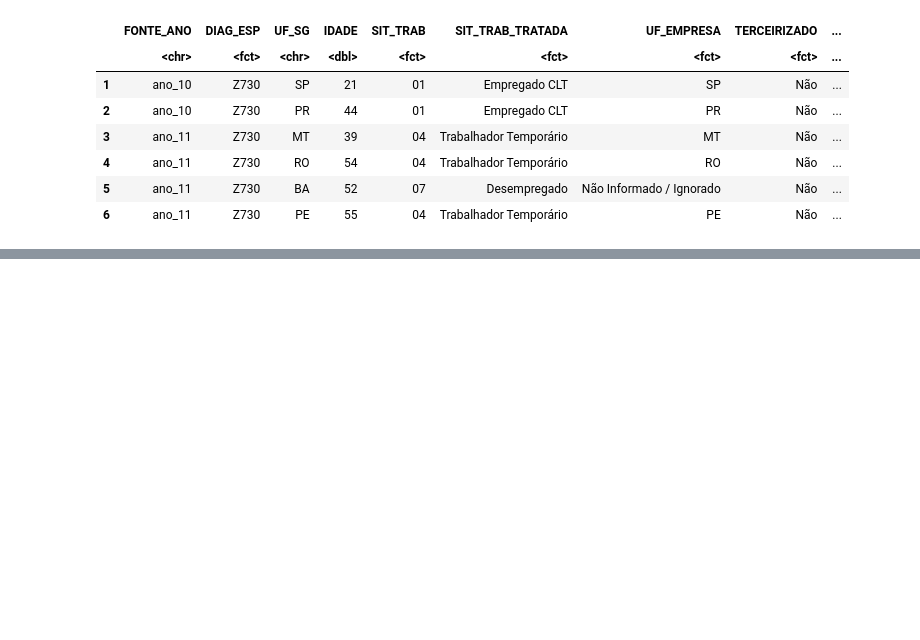
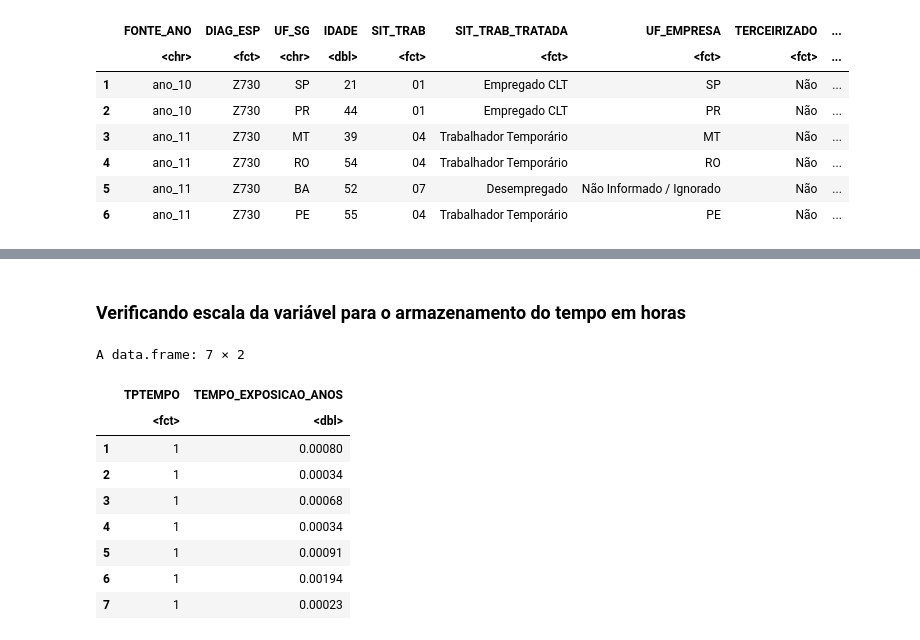
Before and after one commit to gabrielwai/Burnout-DataSUS, a Jupyter notebook: Burnout-DataSUS.ipynb, the cells around one changed output, grey strips where cells are left out. Saved outputs shown, nothing was run; the diff lists cells and outputs as text; code cells hidden in the pictures; blank space fills up the shorter version.

```diff
--- a/Burnout-DataSUS.ipynb
+++ b/Burnout-DataSUS.ipynb
@@ -462,0 +541,29 @@ A data.frame: 6 × 21
+# %%
+#library(dplyr)
+library(stringr)
+
+# Tratamento completo e unificação da NUTEMPORIS em Anos
+NUTEMPORIS_TRATADO <- tabela_Burnout %>%
+  mutate(
+    # 1. Isola o valor numérico puro da NUTEMPORIS (lidando com números curtos e máscaras)
+    TEMPO_BRUTO = trimws(as.character(NUTEMPORIS)),
+    TEMPO_NUMERICO = case_when(
+      nchar(TEMPO_BRUTO) == 4 & substr(TEMPO_BRUTO, 1, 1) %in% c("1","2","3","4") ~ as.numeric(substr(TEMPO_BRUTO, 2, 4)),
+      TRUE ~ as.numeric(TEMPO_BRUTO) # Captura os valores puros como 5, 20, 3
+    ),
+
+    # 2. Resgata o código original da TPTEMPO para fazer o cálculo preciso
+    UNIDADE_COD = trimws(as.character(TPTEMPO)),
+
+    # 3. Faz a conversão matemática exata para Anos com base na unidade
+    TEMPO_EXPOSICAO_ANOS = case_when(
+      UNIDADE_COD == "4" ~ TEMPO_NUMERICO,                       # Já está em anos
+      UNIDADE_COD == "3" ~ round(TEMPO_NUMERICO / 12, 2),        # Meses -> Anos (arredondado para 2 casas)
+      UNIDADE_COD == "2" ~ round(TEMPO_NUMERICO / 365, 2),       # Dias -> Anos
+      UNIDADE_COD == "1" ~ round(TEMPO_NUMERICO / (365*24), 5),  # Horas
+      TRUE ~ NA_real_                                            # Ignorados ou inconsistências
+    )
+  ) %>%
+  # Limpando o dataframe, deletando as variáveis originais e intermediárias
+  select(-NUTEMPORIS, if(FALSE){-TPTEMPO}, -TEMPO_BRUTO, -TEMPO_NUMERICO, -UNIDADE_COD)
+head(NUTEMPORIS_TRATADO)
@@ -462,0 +597,18 @@ A data.frame: 6 × 21
+# %% [markdown]
+### Verificando escala da variável para o armazenamento do tempo em horas
+# %%
+test<-NUTEMPORIS_TRATADO%>%
+select(TPTEMPO, TEMPO_EXPOSICAO_ANOS)%>%
+filter(TPTEMPO == 1 & TEMPO_EXPOSICAO_ANOS != 0)
+head(test,10)
+# %% [output]
+A data.frame: 7 × 2
+|  | TPTEMPO | TEMPO_EXPOSICAO_ANOS |
+|  | <fct> | <dbl> |
+| 1 | 1 | 0.00080 |
+| 2 | 1 | 0.00034 |
+| 3 | 1 | 0.00068 |
+| 4 | 1 | 0.00034 |
+| 5 | 1 | 0.00091 |
+| 6 | 1 | 0.00194 |
+| 7 | 1 | 0.00023 |
```
Also changed, not shown: parts of 11 cells of this notebook.
